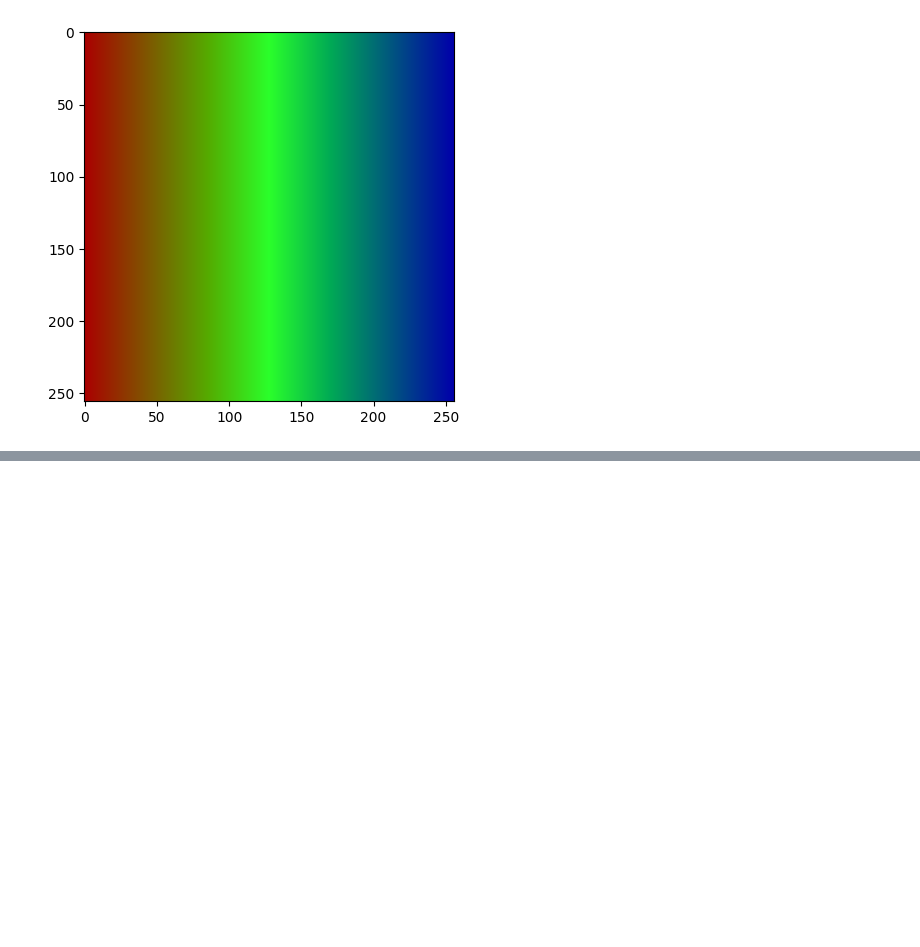
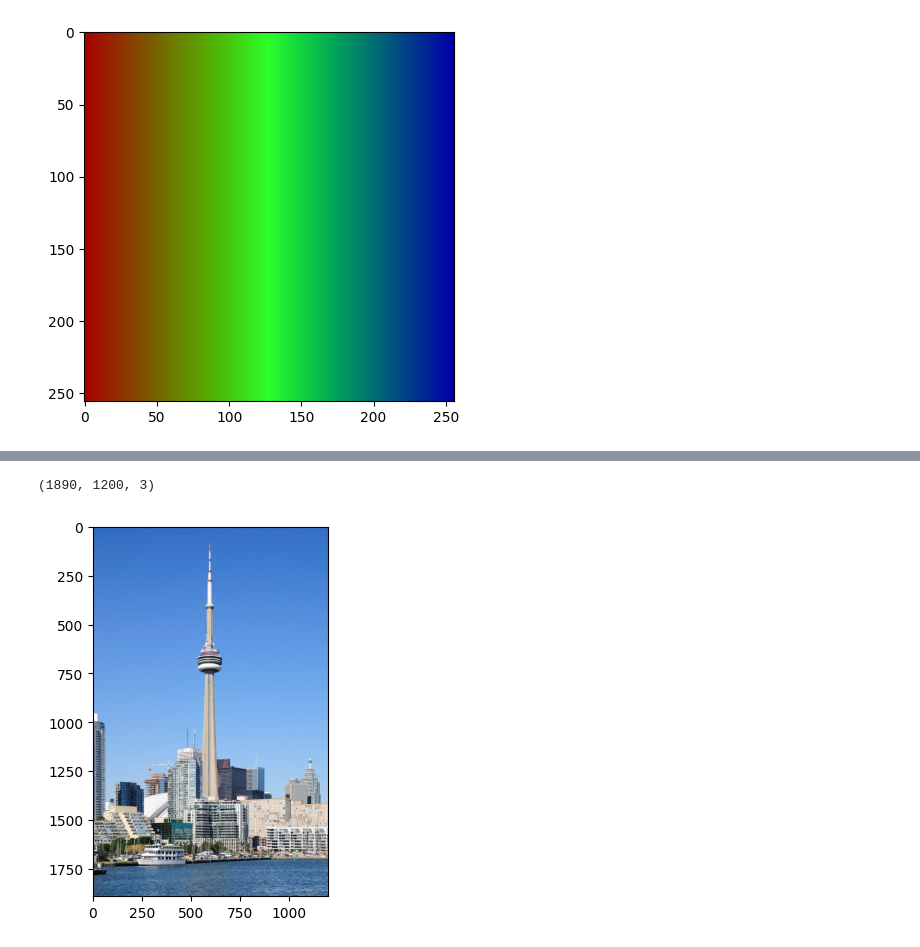
Before and after one commit to Western-Autonomous-Racing/tutorials, a Jupyter notebook: Tutorial_Numpy_n_Pandas/tutorial_numpy.ipynb, the cells around one changed output, grey strips where cells are left out. Saved outputs shown, nothing was run; the diff lists cells and outputs as text; code cells hidden in the pictures; blank space fills up the shorter version.

```diff
--- a/Tutorial_Numpy_n_Pandas/tutorial_numpy.ipynb
+++ b/Tutorial_Numpy_n_Pandas/tutorial_numpy.ipynb
@@ -100,0 +123,10 @@ plt.imshow(rgb_image)
+# %%
+# show cn_tower
+plt.imshow(cn_tower_img)
+
+# print size of image
+
+print(cn_tower_img.shape)
+# %% [output]
+(1890, 1200, 3)
+[figure, added]
```
Also changed, not shown: parts of 8 cells of this notebook, 2 other files.
